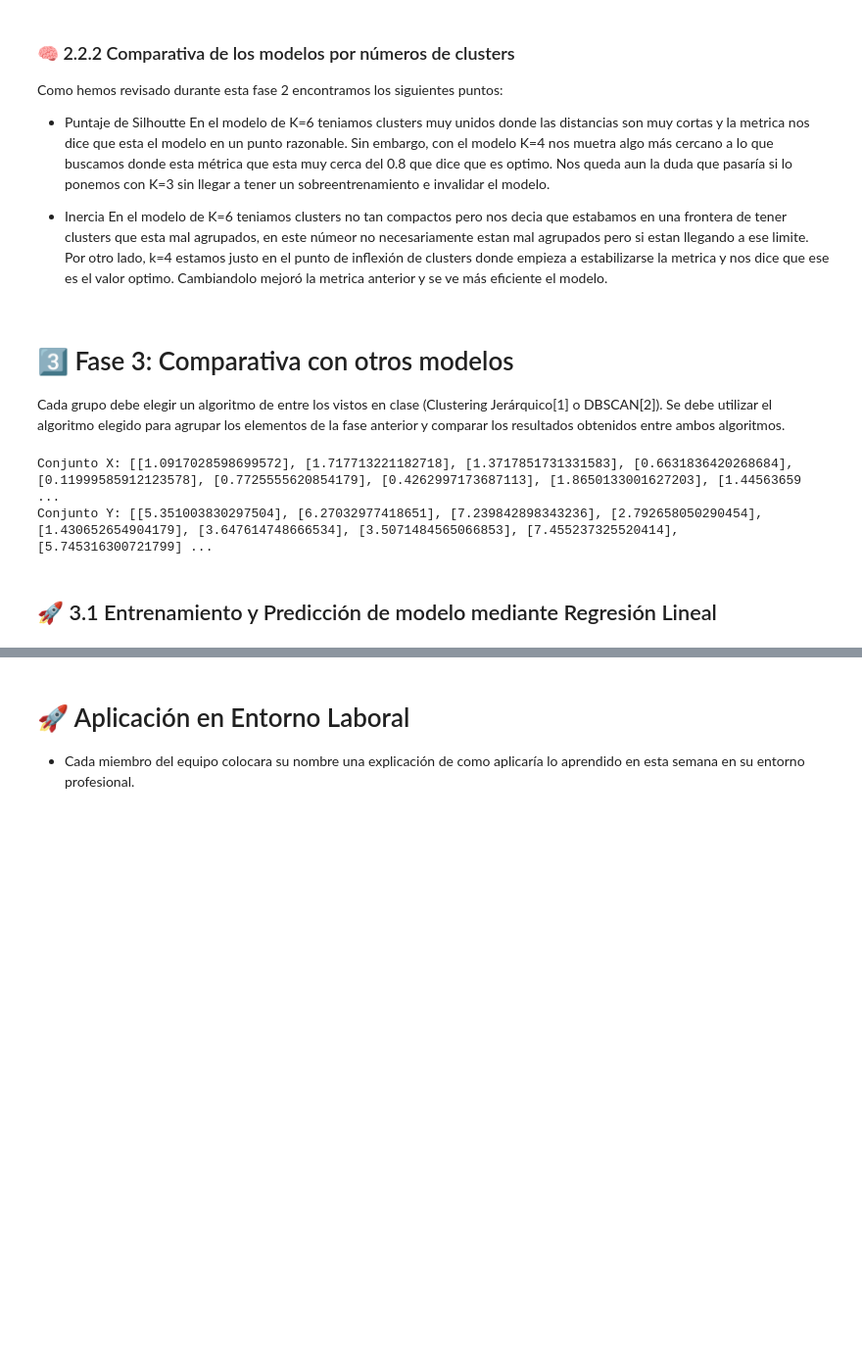
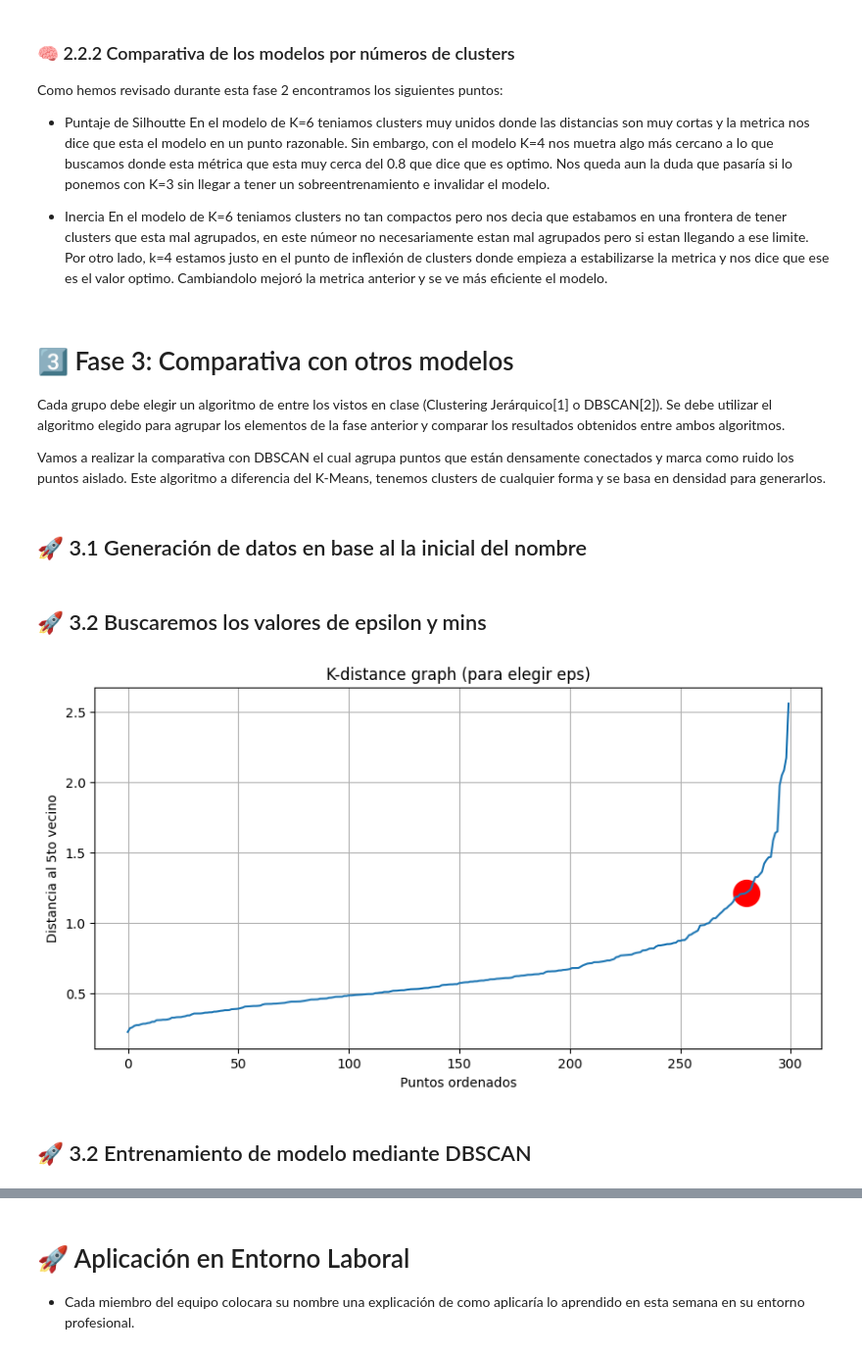
Before and after one commit to ChrisJavier/UIDE_12_AI_ANALITICS_METHODS, a Jupyter notebook: Week02/MAOAI_CP_W2_E12.ipynb, the cells around one changed output, grey strips where cells are left out. Shown at 98% size. Drawn from its saved outputs; the diff is of its cells as text; code cells hidden in the pictures; blank space fills up the shorter version.

```diff
--- a/Week02/MAOAI_CP_W2_E12.ipynb
+++ b/Week02/MAOAI_CP_W2_E12.ipynb
@@ -323,21 +323,51 @@ Como hemos revisado durante esta fase 2 encontramos los siguientes puntos:
 # 3️⃣ Fase 3: Comparativa con otros modelos
 
 Cada grupo debe elegir un algoritmo de entre los vistos en clase (Clustering Jerárquico[1] o DBSCAN[2]). Se debe utilizar el algoritmo elegido para agrupar los elementos de la fase anterior y comparar los resultados obtenidos entre ambos algoritmos.
+
+Vamos a realizar la comparativa con DBSCAN el cual agrupa puntos que están densamente conectados y marca como ruido los puntos aislado. Este algoritmo a diferencia del K-Means, tenemos clusters de cualquier forma y se basa en densidad para generarlos.
-# %%
-#Generar datos de ejemplo
-
-sed = ord('C') # cada grupo debe cambiarlo por una inicial
-np.random.seed(sed)
-X = 2 * np.random.rand(100, 1)
-m = np.random.uniform(-1, 1)
-Y = m*4 + 3 * X + np.random.randn(100, 1)
-
-# Imprimimos los conjunto de datos
-
-print("Conjunto X:", X.tolist())
-print("Conjunto Y:", Y.tolist())
-# %% [output]
-Conjunto X: [[1.0917028598699572], [1.717713221182718], [1.3717851731331583], [0.6631836420268684], [0.11999585912123578], [0.7725555620854179], [0.4262997173687113], [1.8650133001627203], [1.44563659 ...
-Conjunto Y: [[5.351003830297504], [6.27032977418651], [7.239842898343236], [2.792658050290454], [1.430652654904179], [3.647614748666534], [3.5071484565066853], [7.455237325520414], [5.745316300721799] ...
+# %% [markdown]
+## 🚀 3.1 Generación de datos en base al la inicial del nombre
+# %%
+#Generar datos de ejemplo
+
+estado = ord('C') # cada grupo debe cambiarlo por su inicial
+# generar datos aleatorios y representarlos
+X, y = make_blobs(n_samples = 300, centers = 4, random_state = estado, cluster_std = 1.2)
+# %% [markdown]
+## 🚀 3.2 Buscaremos los valores de epsilon y mins
+# %%
+# Importación de libreria
+from sklearn.neighbors import NearestNeighbors
+
+# Buscamos el valodr de epsilon
+min_samples = 5
+
+# Entrenamiento con el algoritmo de K-NN
+neighbors = NearestNeighbors(n_neighbors=min_samples)
+neighbors_fit = neighbors.fit(X)
+
+# Obtenemos las distancias y los indices
+distances, indices = neighbors_fit.kneighbors(X)
+
+# Obtenemos las listas para el gráfico
+distances = np.sort(distances[:,min_samples-1])
+
+# Configuramos el gráfico
+plt.figure(figsize=(10,5))
+
+
+# Gráficamos el centroide
+eps_point = 280 # Esto representa un 1.2
+plt.scatter(eps_point, distances[eps_point], color='red',s=400, label=f"Density Point (={eps_point})")
+
+
+plt.plot(distances)
+plt.title("K-distance graph (para elegir eps)")
+plt.xlabel("Puntos ordenados")
+plt.ylabel("Distancia al 5to vecino")
+plt.grid(True)
+plt.show()
+# %% [output]
+[figure, added]
 # %% [markdown]
-## 🚀 3.1 Entrenamiento y Predicción de modelo mediante Regresión Lineal
+## 🚀 3.2 Entrenamiento de modelo mediante DBSCAN
```
Also changed, not shown: parts of 14 cells of this notebook.
